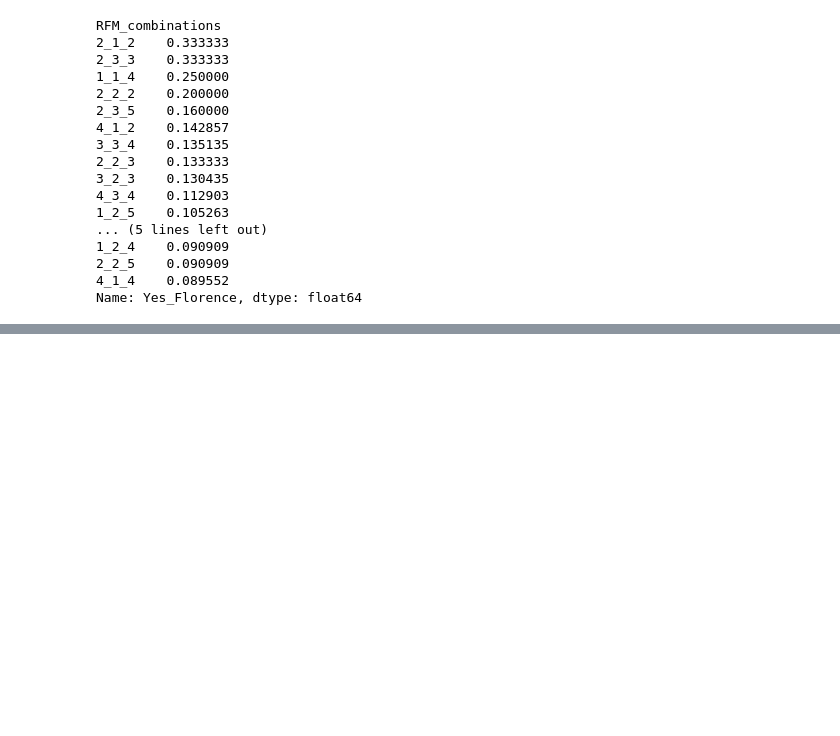
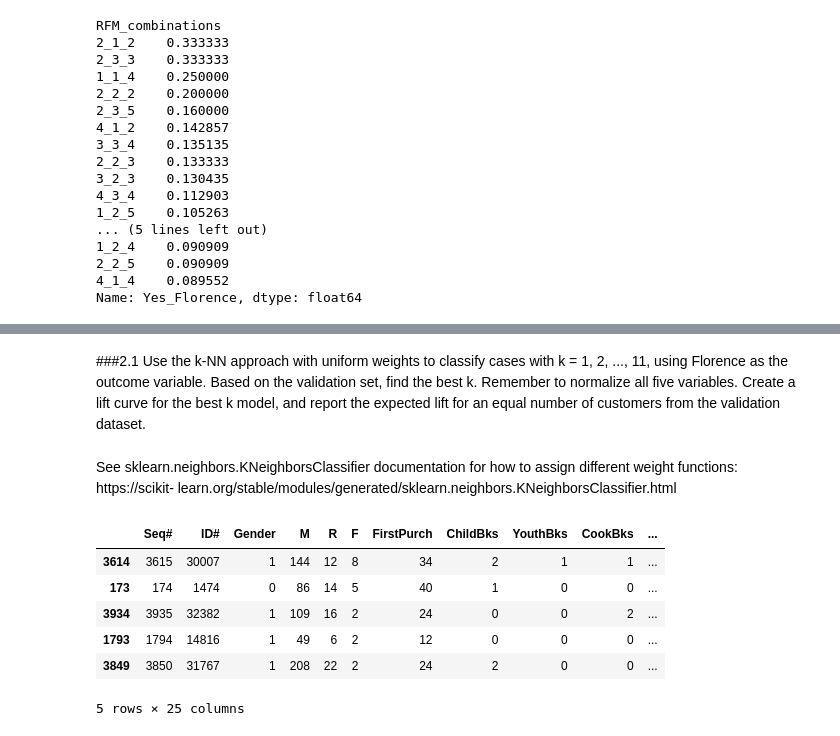
Before and after one commit to sascott9655/ADS-505-, a Jupyter notebook: ADS_505_CBC_HW1.ipynb, the cells around one changed output, grey strips where cells are left out. Cells and saved outputs as stored; diff of their text form; code cells hidden in the pictures; blank space fills up the shorter version.

```diff
--- a/ADS_505_CBC_HW1.ipynb
+++ b/ADS_505_CBC_HW1.ipynb
@@ -262,0 +284,19 @@ Name: Yes_Florence, dtype: float64
+# %% [markdown]
+###2.1 Use the k-NN approach with uniform weights to classify cases with k = 1, 2, ..., 11, using
+Florence as the outcome variable. Based on the validation set, find the best k. Remember to
+normalize all five variables. Create a lift curve for the best k model, and report the expected lift for
+an equal number of customers from the validation dataset.
+# %% [markdown]
+See sklearn.neighbors.KNeighborsClassifier documentation for how to assign different weight
+functions: https://scikit-
+learn.org/stable/modules/generated/sklearn.neighbors.KNeighborsClassifier.html
+# %%
+validationData.head()
+# %% [output]
+|  | Seq# | ID# | Gender | M | R | F | FirstPurch | ChildBks | YouthBks | CookBks | ... |
+| 3614 | 3615 | 30007 | 1 | 144 | 12 | 8 | 34 | 2 | 1 | 1 | ... |
+| 173 | 174 | 1474 | 0 | 86 | 14 | 5 | 40 | 1 | 0 | 0 | ... |
+| 3934 | 3935 | 32382 | 1 | 109 | 16 | 2 | 24 | 0 | 0 | 2 | ... |
+| 1793 | 1794 | 14816 | 1 | 49 | 6 | 2 | 12 | 0 | 0 | 0 | ... |
+| 3849 | 3850 | 31767 | 1 | 208 | 22 | 2 | 24 | 2 | 0 | 0 | ... |
+5 rows × 25 columns
```
Also changed, not shown: parts of 11 cells of this notebook.
